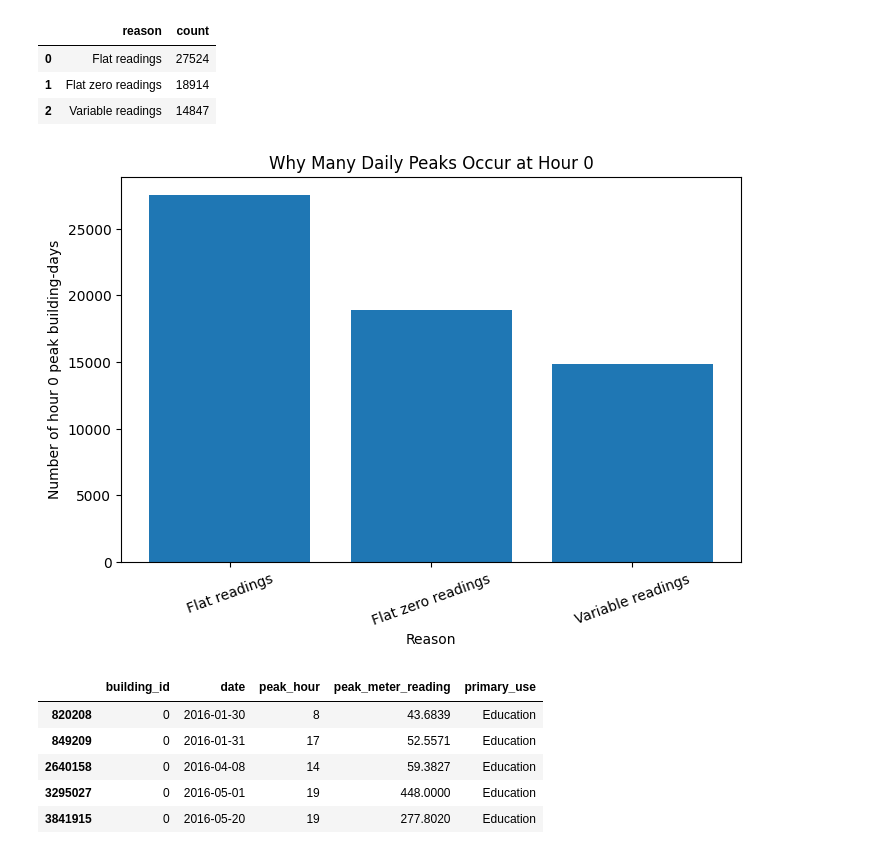
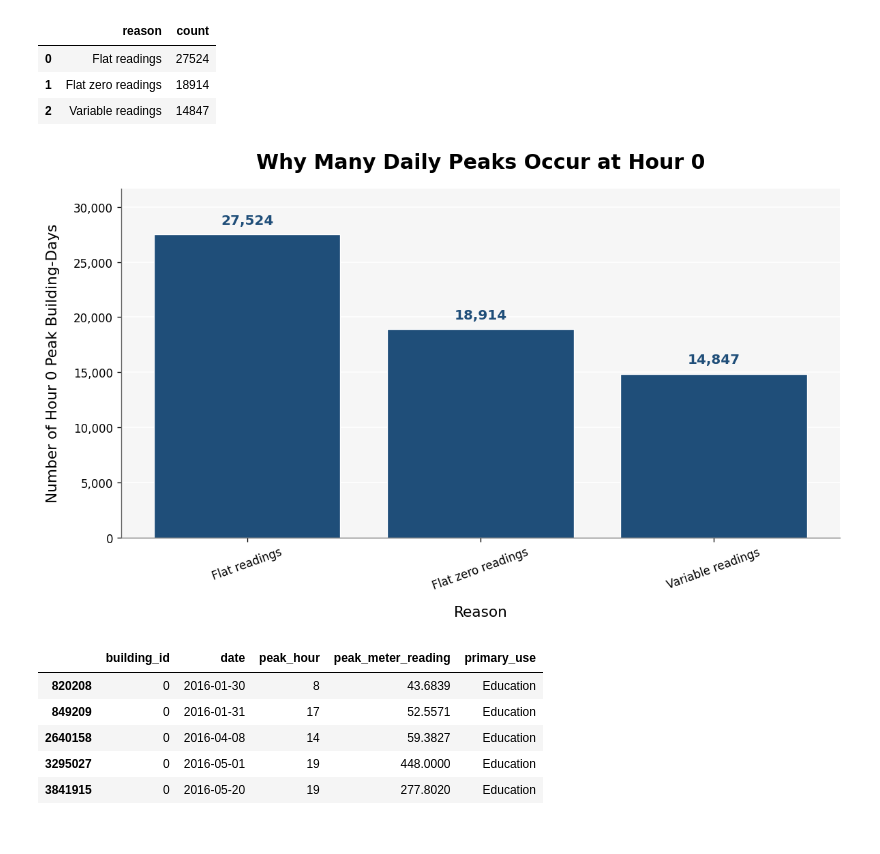
Before and after one commit to sonamrinjinsherpa/commercial-building-energy-prediction, a Jupyter notebook: notebooks/03_eda.ipynb, the cells around one changed output. Cells and saved outputs as stored; diff of their text form; code cells hidden in the pictures.

```diff
--- a/notebooks/03_eda.ipynb
+++ b/notebooks/03_eda.ipynb
@@ -622,19 +912,68 @@ hour_zero_reason_counts
 | 0 | Flat readings | 27524 |
 | 1 | Flat zero readings | 18914 |
 | 2 | Variable readings | 14847 |
-# %%
-fig, ax = plt.subplots(figsize=(8, 5))
-
-ax.bar(hour_zero_reason_counts["reason"], hour_zero_reason_counts["count"])
-
-ax.set_title("Why Many Daily Peaks Occur at Hour 0")
-ax.set_xlabel("Reason")
-ax.set_ylabel("Number of hour 0 peak building-days")
-ax.tick_params(axis="x", rotation=20)
-
-plt.show()
-# %% [output]
-[figure, removed]
+# %%
+fig, ax = plt.subplots(figsize=(10, 6), dpi=120)
+fig.patch.set_facecolor("white")
+ax.set_facecolor("#f6f6f6")
+
+bars = ax.bar(
+    hour_zero_reason_counts["reason"],
+    hour_zero_reason_counts["count"],
+    color="#1f4e79",
+    edgecolor="white",
+    linewidth=0.8,
+)
+
+ax.set_title(
+    "Why Many Daily Peaks Occur at Hour 0",
+    fontsize=18,
+    weight="bold",
+    pad=18,
+)
+ax.set_xlabel("Reason", fontsize=13, labelpad=12)
+ax.set_ylabel("Number of Hour 0 Peak Building-Days", fontsize=13, labelpad=12)
+
+ax.tick_params(axis="x", labelsize=10, rotation=20)
+ax.tick_params(axis="y", labelsize=10)
+ax.yaxis.set_major_formatter(lambda x, pos: f"{int(x):,}")
+
+ax.spines["top"].set_visible(False)
+ax.spines["right"].set_visible(False)
+ax.spines["left"].set_color("#666666")
+ax.spines["bottom"].set_color("#666666")
+ax.grid(axis="y", color="white", linestyle="-", linewidth=1)
+ax.set_axisbelow(True)
+
+ax.set_ylim(0, hour_zero_reason_counts["count"].max() * 1.15)
+
+for bar in bars:
+    height = bar.get_height()
+    ax.text(
+        bar.get_x() + bar.get_width() / 2,
+        height + hour_zero_reason_counts["count"].max() * 0.025,
+        f"{int(height):,}",
+        ha="center",
+        va="bottom",
+        fontsize=12,
+        color="#1f4e79",
+        fontweight="bold",
+        clip_on=False,
+    )
+
+plt.tight_layout()
+
+fig.savefig(
+    figures_dir / "hour_zero_peak_reason_breakdown.png",
+    dpi=150,
+    bbox_inches="tight",
+)
+
+plt.show()
+
+plt.show()
+# %% [output]
+[figure, added]
 # %%
 valid_peak_days = daily_counts[
     (daily_counts["hourly_records"] == 24)
```
Also changed, not shown: parts of 45 cells of this notebook, 11 other files.
